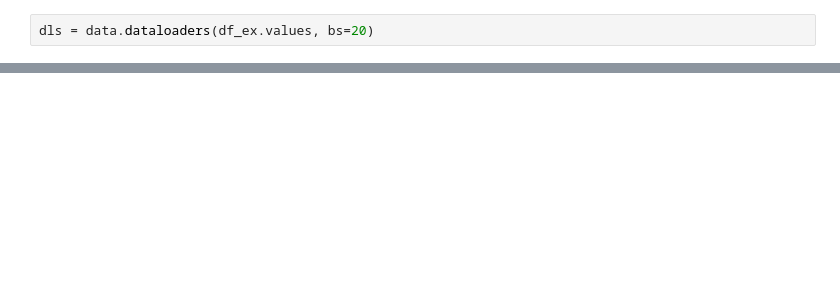
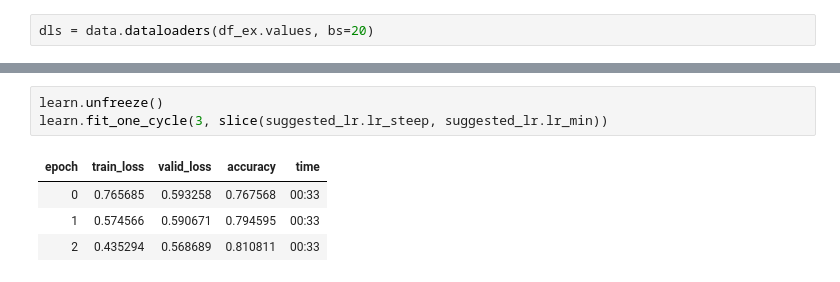
Before and after one commit to OskarMyhreMidboe/DAT255-Chestxray, a Jupyter notebook: DAT255_semesteroppgave.ipynb, the cells around one changed output, grey strips where cells are left out. Cells and saved outputs as stored; diff of their text form; blank space fills up the shorter version.

```diff
--- a/DAT255_semesteroppgave.ipynb
+++ b/DAT255_semesteroppgave.ipynb
@@ -94,0 +146,8 @@ FileNotFoundError: ignored
+# %%
+learn.unfreeze()
+learn.fit_one_cycle(3, slice(suggested_lr.lr_steep, suggested_lr.lr_min))
+# %% [output]
+| epoch | train_loss | valid_loss | accuracy | time |
+| 0 | 0.765685 | 0.593258 | 0.767568 | 00:33 |
+| 1 | 0.574566 | 0.590671 | 0.794595 | 00:33 |
+| 2 | 0.435294 | 0.568689 | 0.810811 | 00:33 |
```
Also changed, not shown: parts of 46 cells of this notebook.
